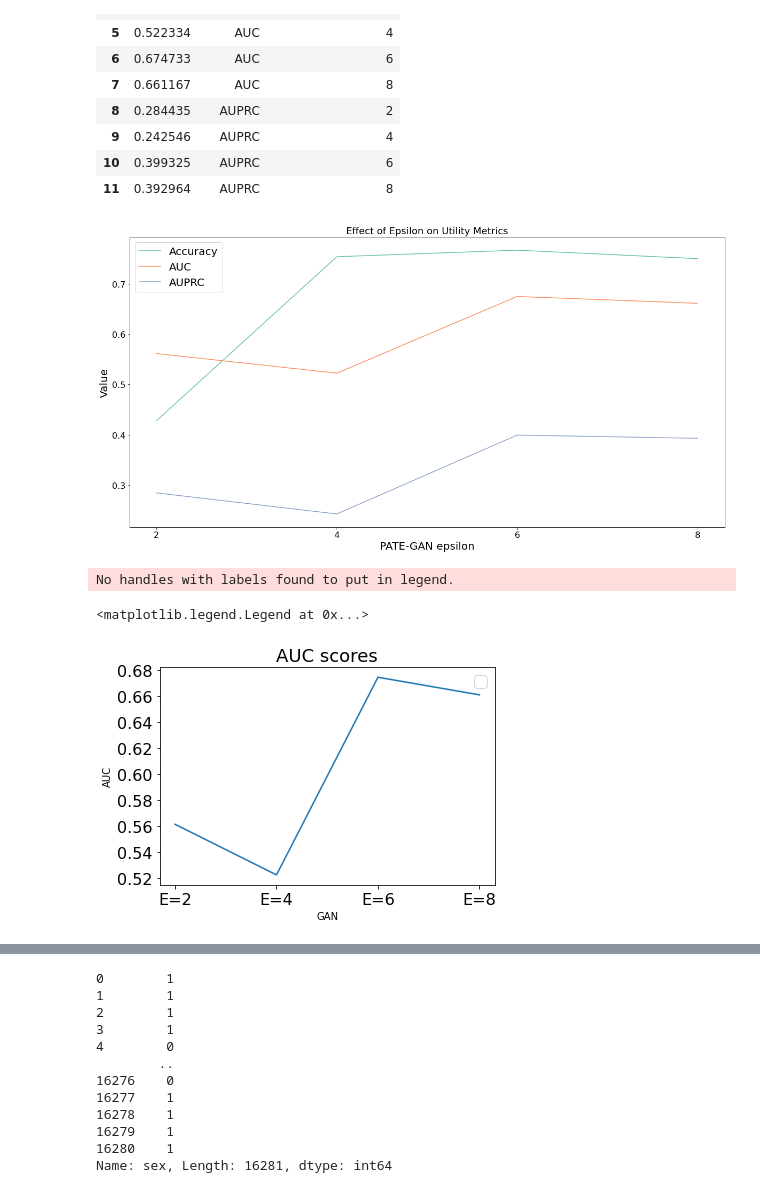
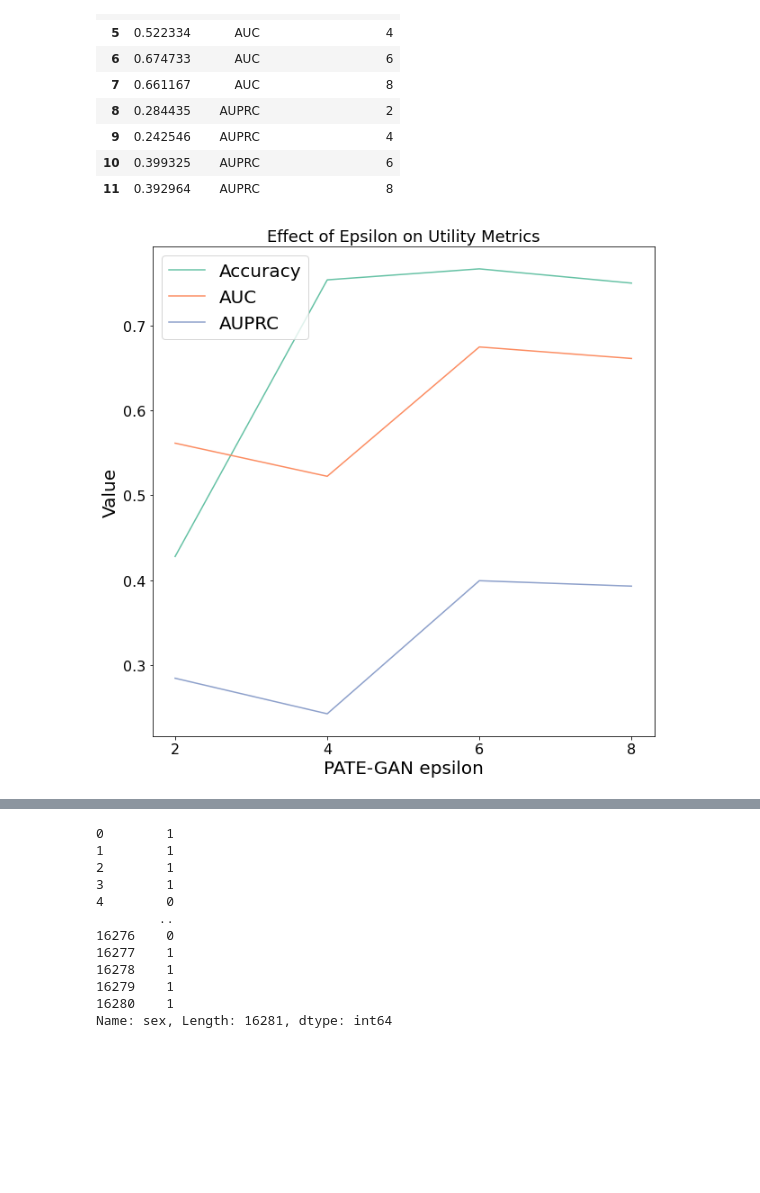
Before and after one commit to rudrakshkapil/CMPUT622-Project, a Jupyter notebook: Analysis.ipynb, the cells around one changed output, grey strips where cells are left out. Drawn from its saved outputs; the diff is of its cells as text; code cells hidden in the pictures; blank space fills up the shorter version.

```diff
--- a/Analysis.ipynb
+++ b/Analysis.ipynb
@@ -699,24 +698,12 @@ df2= df[1:]
 # %%
-plt.figure(figsize=(20, 10))
+plt.figure(figsize=(10, 10))
 sns.lineplot(y="Value", x="PATE-GAN epsilon", hue= "Metric",  data=df3,palette="Set2")
 plt.title('Effect of Epsilon on Utility Metrics', fontsize=18)
 plt.xticks(fontsize=16)
 plt.yticks(fontsize=16)
 plt.xlabel("PATE-GAN epsilon",fontsize=20)
 plt.ylabel("Value",fontsize=20)
 plt.legend(loc="upper left", frameon=True, fontsize= 20)
 plt.savefig("a1.pdf")
 # %% [output]
-[figure, old version]
+[figure, new version]
-# %%
-#sns.catplot(y="AUC", x="GAN", kind="bar", data=df,palette="Set2",height=5, aspect=2)
-sns.lineplot(y="AUC", x="GAN", hue= "Metric"data=df2,palette="Set2")
-plt.title('AUC scores', fontsize=18)
-
-plt.xticks(fontsize=16)
-plt.yticks(fontsize=16)
-plt.legend(fontsize=16)
-# %% [output]
-No handles with labels found to put in legend.
-<matplotlib.legend.Legend at 0x...>
-[figure, removed]
```
Also changed, not shown: parts of 30 cells of this notebook.
